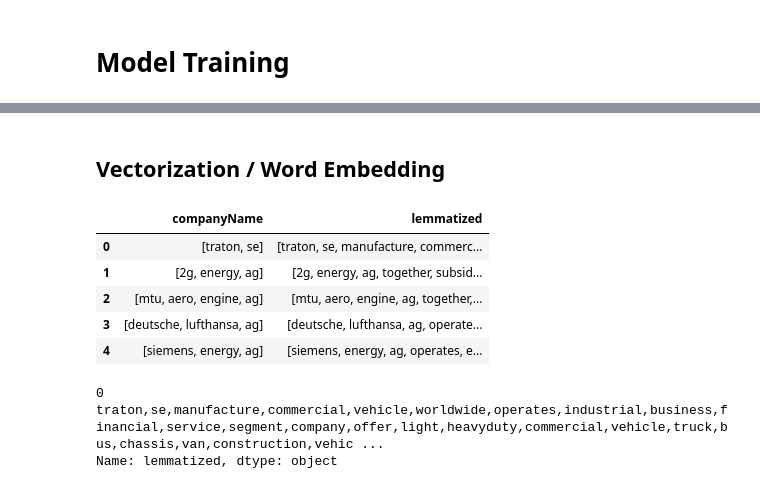
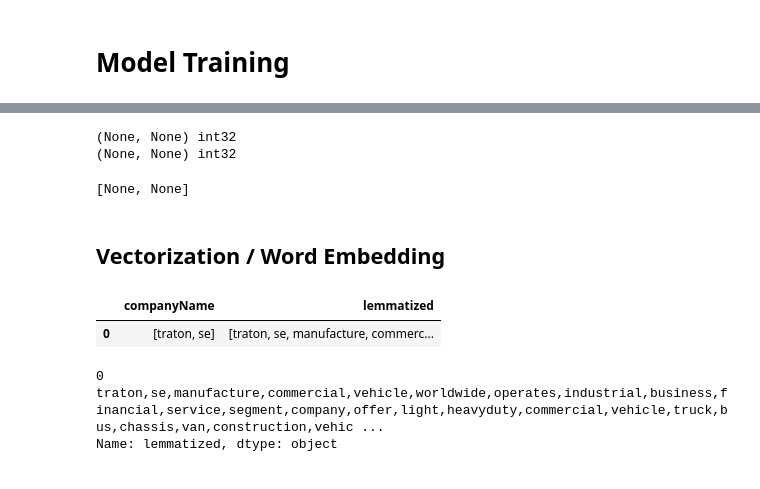
Before and after one commit to Engi-Mary/Preview, a Jupyter notebook: NLP.ipynb, the cells around one changed output, grey strips where cells are left out. Cells and saved outputs as stored; diff of their text form; code cells hidden in the pictures.

```diff
--- a/NLP.ipynb
+++ b/NLP.ipynb
@@ -140 +169,7 @@ gpt2_lm = keras_nlp.models.GPT2CausalLM.from_preset(
+# %%
+[print(i.shape, i.dtype) for i in gpt2_lm.inputs]
+# %% [output]
+(None, None) int32
+(None, None) int32
+[None, None]
 # %%
@@ -153,14 +188,10 @@ from sklearn.feature_extraction.text import CountVectorizer
 # %%
 df_new = df.copy()
 df_new = df_new.drop(columns=['description','puncFree','lowercased','tokenized','no_stop_words','stemmed'])
-df_new.head()
+df_new.head(1)
 # %% [output]
 |  | companyName | lemmatized |
 | 0 | [traton, se] | [traton, se, manufacture, commerc... |
-| 1 | [2g, energy, ag] | [2g, energy, ag, together, subsid... |
-| 2 | [mtu, aero, engine, ag] | [mtu, aero, engine, ag, together,... |
-| 3 | [deutsche, lufthansa, ag] | [deutsche, lufthansa, ag, operate... |
-| 4 | [siemens, energy, ag] | [siemens, energy, ag, operates, e... |
 # %%
 df_new['lemmatized'] = df_new['lemmatized'].apply(lambda x: ','.join(map(str, x)))
 df_new['companyName'] = df_new['companyName'].apply(lambda x: ','.join(map(str, x)))
```
Also changed, not shown: parts of 82 cells of this notebook.
